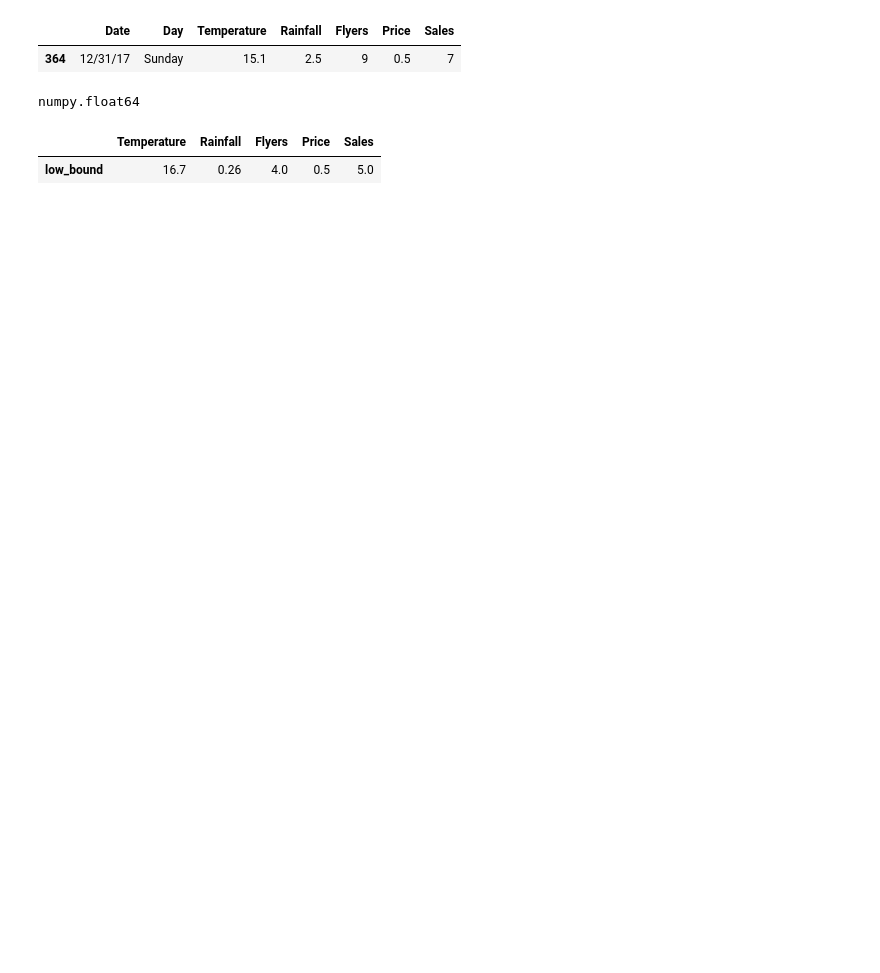
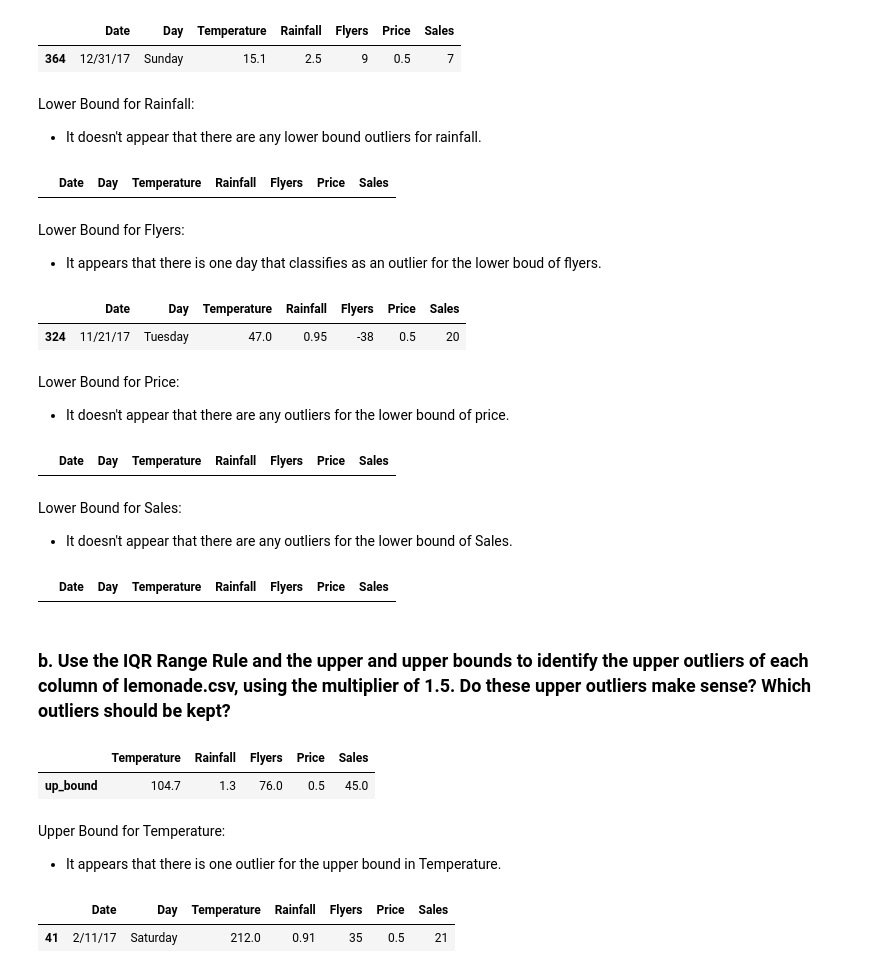
Before and after one commit to greg-maggard/anomaly_detection_exercises, a Jupyter notebook: continuous_probabilistic_methods.ipynb, the cells around one changed output. Saved outputs shown, nothing was run; the diff lists cells and outputs as text; code cells hidden in the pictures; blank space fills up the shorter version.

```diff
--- a/continuous_probabilistic_methods.ipynb
+++ b/continuous_probabilistic_methods.ipynb
@@ -122,12 +105,63 @@ df[df.Temperature < temp_lower]
 # %% [output]
 |  | Date | Day | Temperature | Rainfall | Flyers | Price | Sales |
 | 364 | 12/31/17 | Sunday | 15.1 | 2.5 | 9 | 0.5 | 7 |
-# %%
-type(lower_bounds.Temperature[0])
-# %% [output]
-numpy.float64
-# %%
-lower_bounds
-# %% [output]
-|  | Temperature | Rainfall | Flyers | Price | Sales |
-| low_bound | 16.7 | 0.26 | 4.0 | 0.5 | 5.0 |
+# %% [markdown]
+Lower Bound for Rainfall:
+- It doesn't appear that there are any lower bound outliers for rainfall.
+# %%
+rain_lower = lower_bounds.Rainfall[0]
+df[df.Rainfall < rain_lower]
+# %% [output]
+|  | Date | Day | Temperature | Rainfall | Flyers | Price | Sales |
+# %% [markdown]
+Lower Bound for Flyers:
+- It appears that there is one day that classifies as an outlier for the lower boud of flyers.
+# %%
+flyers_lower = lower_bounds.Flyers[0]
+df[df.Flyers < flyers_lower]
+# %% [output]
+|  | Date | Day | Temperature | Rainfall | Flyers | Price | Sales |
+| 324 | 11/21/17 | Tuesday | 47.0 | 0.95 | -38 | 0.5 | 20 |
+# %% [markdown]
+Lower Bound for Price:
+- It doesn't appear that there are any outliers for the lower bound of price.
+# %%
+price_lower = lower_bounds.Price[0]
+df[df.Price < price_lower]
+# %% [output]
+|  | Date | Day | Temperature | Rainfall | Flyers | Price | Sales |
+# %% [markdown]
+Lower Bound for Sales:
+- It doesn't appear that there are any outliers for the lower bound of Sales.
+# %%
+sales_lower = lower_bounds.Sales[0]
+df[df.Sales < sales_lower]
+# %% [output]
+|  | Date | Day | Temperature | Rainfall | Flyers | Price | Sales |
+# %% [markdown]
+### b. Use the IQR Range Rule and the upper and upper bounds to identify the upper outliers of each column of lemonade.csv, using the multiplier of 1.5. Do these upper outliers make sense? Which outliers should be kept?
+# %%
+#Creating empty DataFrame to store upper and lower bound values:
+upper_bounds = pd.DataFrame()
+#Creating list of original columns that I can iterate through:
+for i in cols:
+    #Iterating through the columns to get the upper and lower bound for each:
+    bounds = get_lower_and_upper_bounds(i)
+    #Adding values to dataframe for each column of the original dataframe:
+    upper_bounds['up_bound'] = bounds[0]
+
+#Transposing output dataframe to make accessing bound values easier:
+upper_bounds = upper_bounds.T
+upper_bounds
+# %% [output]
+|  | Temperature | Rainfall | Flyers | Price | Sales |
+| up_bound | 104.7 | 1.3 | 76.0 | 0.5 | 45.0 |
+# %% [markdown]
+Upper Bound for Temperature:
+- It appears that there is one outlier for the upper bound in Temperature.
+# %%
+temp_upper = upper_bounds.Temperature[0]
+df[df.Temperature > temp_upper]
+# %% [output]
+|  | Date | Day | Temperature | Rainfall | Flyers | Price | Sales |
+| 41 | 2/11/17 | Saturday | 212.0 | 0.91 | 35 | 0.5 | 21 |
```
Also changed, not shown: parts of 23 cells of this notebook.
